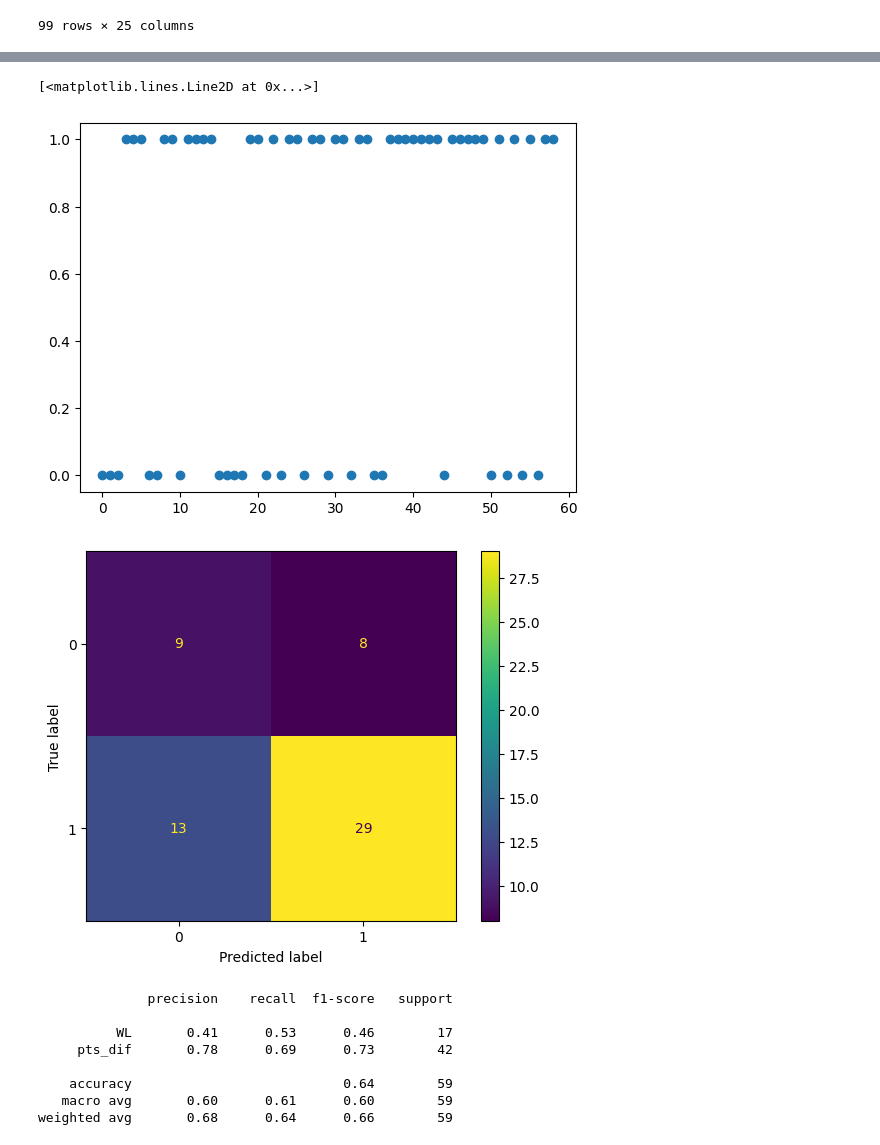
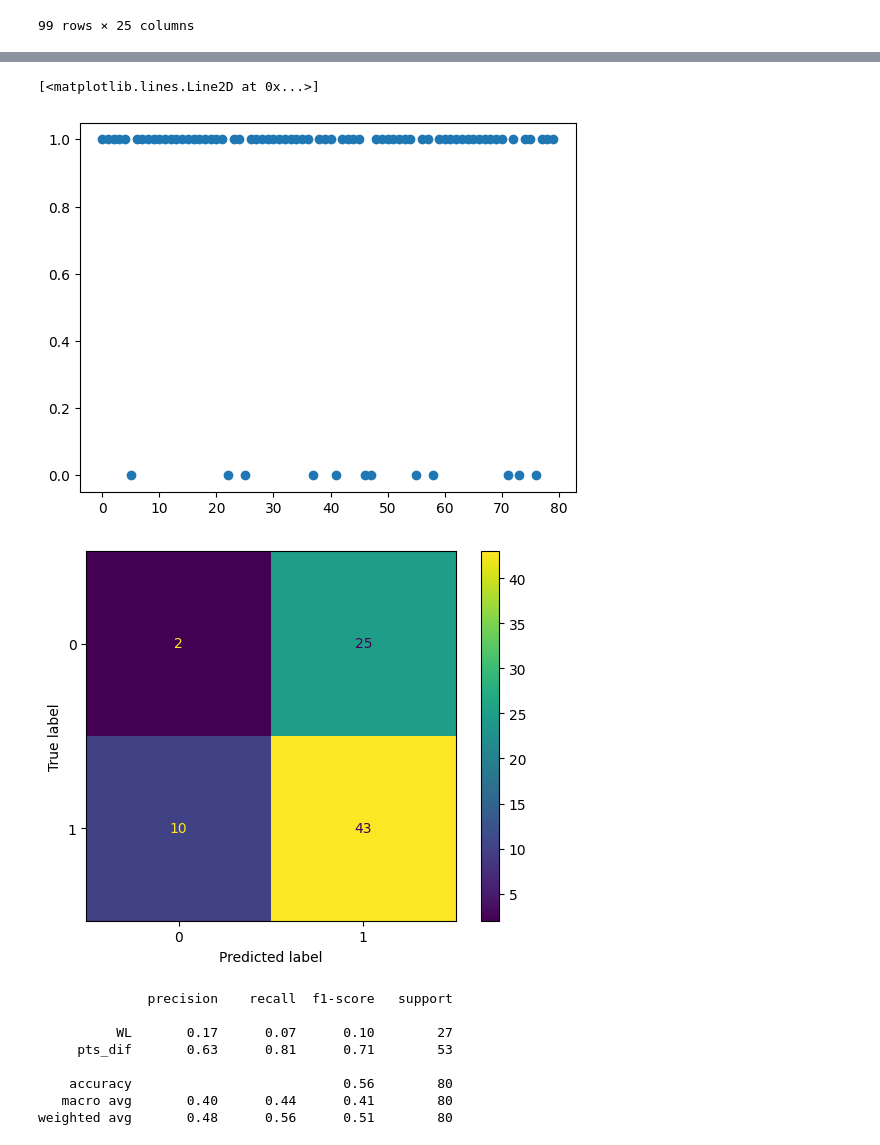
Before and after one commit to shin-fued/NASH_MVP, a Jupyter notebook: Classification.ipynb, the cells around one changed output, grey strips where cells are left out. Drawn from its saved outputs; the diff is of its cells as text; code cells hidden in the pictures.

```diff
--- a/decisionTree.ipynb
+++ b/Classification.ipynb
@@ -271,35 +365,34 @@ reg = df[15:]
 # %%
-
-feat = ["PTS", "AST", "MIN"]
-X = reg[feat]
-y = reg["WL"]
+feat = ["PTS", "AST", "MIN", "PF", "TS%", "TOV"]
+X = df[feat]
+y = df["WL"]
 
 #try using pca/normalising data and logregress
 
 from sklearn.model_selection import train_test_split
 
-X_train, X_test, y_train, y_test = train_test_split(X, y, test_size = 0.7, random_state = 30)
+X_train, X_test, y_train, y_test = train_test_split(X, y, test_size = 0.8, random_state = 30)
 from sklearn.preprocessing import StandardScaler
 sc = StandardScaler()
 
 X_train = sc.fit_transform(X_train)
 X_test = sc.transform(X_test)
 
 from sklearn.decomposition import PCA
 
 pca = PCA(n_components = 2)
 
 X_train = pca.fit_transform(X_train)
 X_test = pca.transform(X_test)
 
 classifier = LogisticRegression(random_state = 30)
 classifier.fit(X_train, y_train)
 y_pred = classifier.predict(X_test)
 
 plt.plot(y_pred, 'o')
 # %% [output]
 [<matplotlib.lines.Line2D at 0x...>]
-[figure, old version]
+[figure, new version]
 # %%
 
 y_pred = classifier.predict(X_test)
@@ -310,7 +403,7 @@ _ = ConfusionMatrixDisplay(cm).plot()
 
 #log regression to test out pca not bad at all
 # %% [output]
-[figure, old version]
+[figure, new version]
 # %%
 from sklearn.metrics import classification_report
 target_names = ["WL", "pts_dif"]
@@ -318,12 +411,12 @@ print(classification_report(y_test, y_pred, target_names=target_names))
 # %% [output]
               precision    recall  f1-score   support
 
-          WL       0.41      0.53      0.46        17
-     pts_dif       0.78      0.69      0.73        42
+          WL       0.17      0.07      0.10        27
+     pts_dif       0.63      0.81      0.71        53
 
-    accuracy                           0.64        59
-   macro avg       0.60      0.61      0.60        59
-weighted avg       0.68      0.64      0.66        59
+    accuracy                           0.56        80
+   macro avg       0.40      0.44      0.41        80
+weighted avg       0.48      0.56      0.51        80
 # %%
 from matplotlib.colors import ListedColormap
 
```
Also changed, not shown: parts of 15 cells of this notebook, 5 other files.
